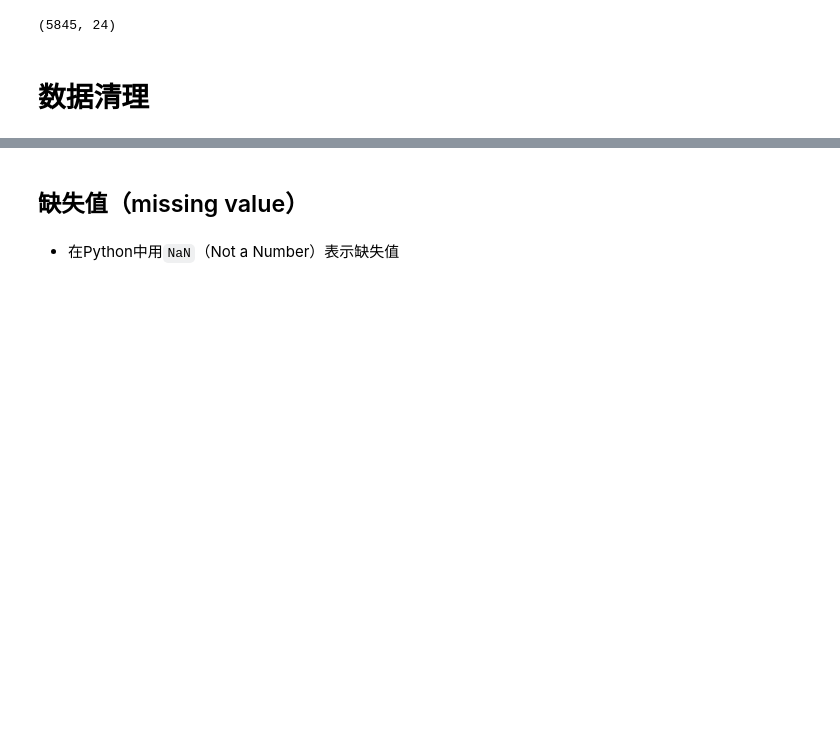
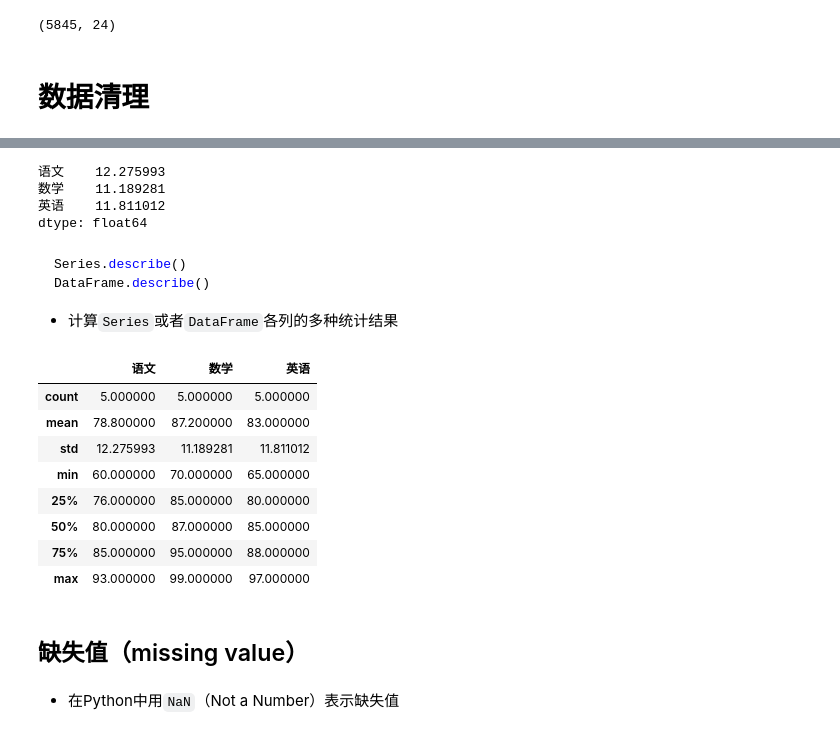
Before and after one commit to christinemu/biz-mining, a Jupyter notebook: DataExplore.ipynb, the cells around one changed output, grey strips where cells are left out. Drawn from its saved outputs; the diff is of its cells as text; code cells hidden in the pictures; blank space fills up the shorter version.

````diff
--- a/DataExplore.ipynb
+++ b/DataExplore.ipynb
@@ -917,0 +973,3 @@ accept = pd.read_csv('./data/pandas/accepts.csv')
+# %%
+hDf = pd.DataFrame({'语文':[93,80,85,76,60],'数学':[87,99,95,85,70],'英语':[80,85,97,65,88]},index=['韩梅','李雷','李华','王铭','赵毅'])
+hDf
@@ -918,3 +983,36 @@ accept = pd.read_csv('./data/pandas/accepts.csv')
+# %%
+# hDf.count(axis=0)
+# hDf.count(axis=1)
+# hDf.sum(axis=0)
+# hDf.sum(axis=1)
+# hDf.mean(axis=0)
+# hDf.mean(axis=1)
+hDf.std(axis=0)
+# %% [output]
+语文    12.275993
+数学    11.189281
+英语    11.811012
+dtype: float64
+# %% [markdown]
+```python
+Series.describe()
+DataFrame.describe()
+```
+- 计算`Series`或者`DataFrame`各列的多种统计结果
+# %%
+# hDf['语文'].describe()
+# hDf.loc['李雷'].describe()
+hDf.describe()
+# %% [output]
+|  | 语文 | 数学 | 英语 |
+| count | 5.000000 | 5.000000 | 5.000000 |
+| mean | 78.800000 | 87.200000 | 83.000000 |
+| std | 12.275993 | 11.189281 | 11.811012 |
+| min | 60.000000 | 70.000000 | 65.000000 |
+| 25% | 76.000000 | 85.000000 | 80.000000 |
+| 50% | 80.000000 | 87.000000 | 85.000000 |
+| 75% | 85.000000 | 95.000000 | 88.000000 |
+| max | 93.000000 | 99.000000 | 97.000000 |
 # %% [markdown]
 ## 缺失值（missing value）
 # %% [markdown]
````
Also changed, not shown: parts of 74 cells of this notebook, 1 other file.
